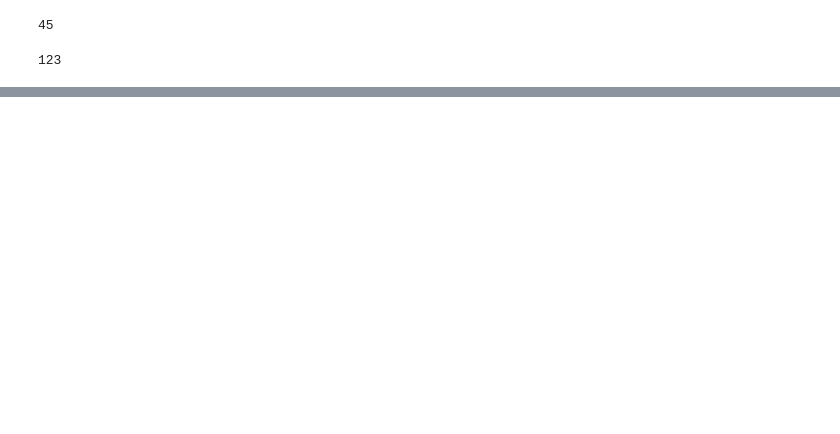
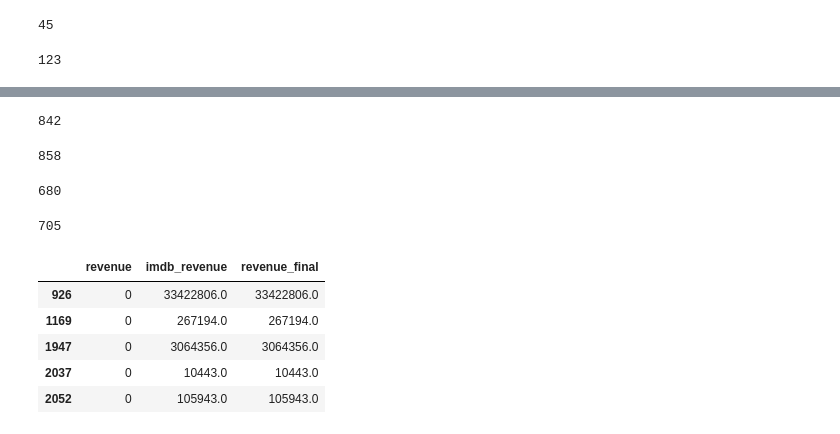
Before and after one commit to mandixbw/Cinema_KeysForSuccess, a Jupyter notebook: 04_Movies_Exploratory_Data_Analysis.ipynb, the cells around one changed output, grey strips where cells are left out. Saved outputs shown, nothing was run; the diff lists cells and outputs as text; code cells hidden in the pictures; blank space fills up the shorter version.

```diff
--- a/04_Movies_Exploratory_Data_Analysis.ipynb
+++ b/04_Movies_Exploratory_Data_Analysis.ipynb
@@ -718,0 +955,3 @@ dfMovies5000Cleaned.shape
+# %%
+#Hago el cruce:
+dfMovies = dfMovies.merge(dfMovies5000[['imdb_id', 'imdb_revenue', 'imdb_budget', 'director_facebook_likes', 'cast_total_facebook_likes', 'movie_facebook_likes']], how='left', left_on='imdb_id', right_on='imdb_id')
@@ -718,0 +979,7 @@ dfMovies5000Cleaned.shape
+# %%
+#Igualo criterios:
+def change_none_to_zero(num):
+    if num != num or num is None:
+        return 0
+    else:
+        return num
@@ -718,0 +992,3 @@ dfMovies5000Cleaned.shape
+# %%
+dfMovies['imdb_budget'] = dfMovies['imdb_budget'].map(change_none_to_zero)
+dfMovies['imdb_revenue'] = dfMovies['imdb_revenue'].map(change_none_to_zero)
@@ -718,0 +1022,34 @@ dfMovies5000Cleaned.shape
+# %%
+#Poniendo el foco en revenue, ¿en cuántos casos tengo dato distinto de 0 en imdb_revenue pero igual a 0 en revenue?
+dfMovies[(dfMovies['revenue']==0) & (dfMovies['imdb_revenue']>0)].shape[0]
+# %% [output]
+842
+# %%
+#¿Y en cuántos casos tengo dato distinto de 0 en imdb_revenue pero menor o igual que 50 en revenue? Recordar: imdb_revenue era siempre >50
+dfMovies[(dfMovies['revenue']<=50) & (dfMovies['imdb_revenue']>0)].shape[0]
+# %% [output]
+858
+# %%
+#Hago un ejercicio similar para budget:
+dfMovies[(dfMovies['budget']==0) & (dfMovies['imdb_budget']>0)].shape[0]
+# %% [output]
+680
+# %%
+dfMovies[(dfMovies['budget']<=50) & (dfMovies['imdb_budget']>0)].shape[0]
+# %% [output]
+705
+# %%
+#Voy a adoptar un criterio simple ahora: tomo el dato de tmdb de revenue o budget, a no ser que sea 0 o <50, en cuyo caso tomo el de imdb.
+#Afinarlo más adelante!!!!
+dfMovies['revenue_final'] = dfMovies['revenue'] * ((dfMovies['revenue']>50) | ((dfMovies['revenue']<=50) & (dfMovies['imdb_revenue']==0))) + dfMovies['imdb_revenue'] * (~((dfMovies['revenue']>50) | ((dfMovies['revenue']<=50) & (dfMovies['imdb_revenue']==0))))
+dfMovies['budget_final'] = dfMovies['budget'] * ((dfMovies['budget']>50) | ((dfMovies['budget']<=50) & (dfMovies['imdb_budget']==0))) + dfMovies['imdb_budget'] * (~((dfMovies['budget']>50) | ((dfMovies['budget']<=50) & (dfMovies['imdb_budget']==0))))
+# %%
+#Chequeo que lo he hecho bien:
+dfMovies[(dfMovies['revenue']<=50) & (dfMovies['imdb_revenue']>0)][['revenue', 'imdb_revenue', 'revenue_final']].head()
+# %% [output]
+|  | revenue | imdb_revenue | revenue_final |
+| 926 | 0 | 33422806.0 | 33422806.0 |
+| 1169 | 0 | 267194.0 | 267194.0 |
+| 1947 | 0 | 3064356.0 | 3064356.0 |
+| 2037 | 0 | 10443.0 | 10443.0 |
+| 2052 | 0 | 105943.0 | 105943.0 |
```
Also changed, not shown: parts of 92 cells of this notebook.
